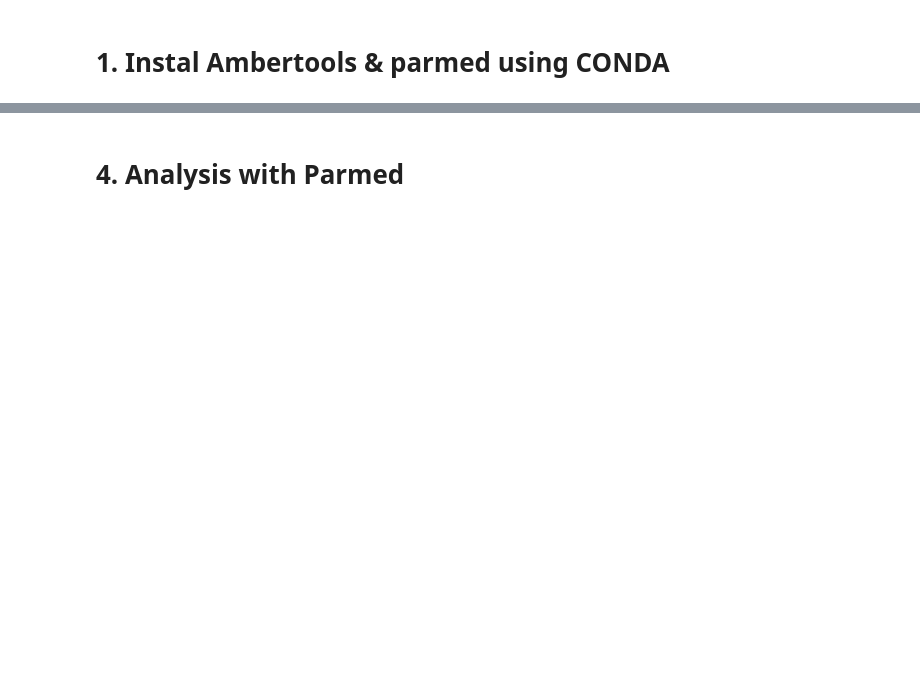
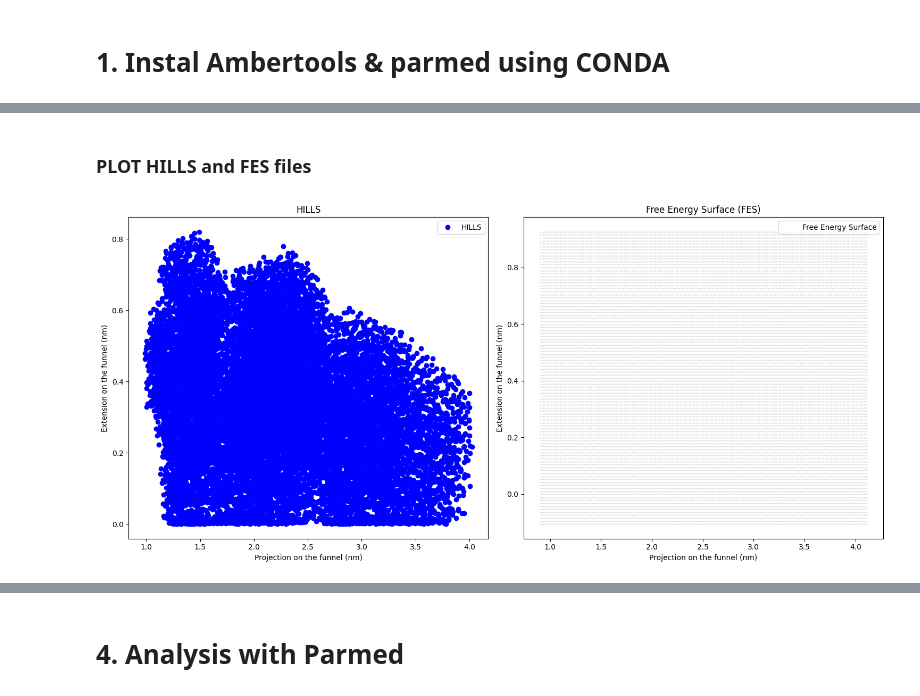
Before and after one commit to BruDiGe/tutorial-MD, a Jupyter notebook: MD_tutorial_biocatcode_2.ipynb, the cells around one changed output, grey strips where cells are left out. Drawn from its saved outputs; the diff is of its cells as text; code cells hidden in the pictures; blank space fills up the shorter version.

```diff
--- a/MD_tutorial_biocatcode_2.ipynb
+++ b/MD_tutorial_biocatcode_2.ipynb
@@ -262,0 +248,43 @@ NONBON
+# %% [markdown]
+### PLOT HILLS and FES files
+# %%
+import numpy as np
+import matplotlib.pyplot as plt
+
+# Load the uploaded files
+file_hills = 'HILLS'
+file_fes = 'fes.dat'
+
+# Load the data from the files
+data_hills = np.loadtxt(file_hills, skiprows=3)
+data_fes = np.loadtxt(file_fes, skiprows=9)
+
+# Extract proj (x-axis) and ext values (y-axis)
+proj_hills = data_hills[:, 1]
+ext_hills = data_hills[:, 2]
+
+proj_fes = data_fes[:, 0]
+ext_fes = data_fes[:, 1]
+
+# Create subplots: 1 row, 2 columns
+fig, axes = plt.subplots(1, 2, figsize=(15, 7))
+
+# Plot the HILLS on the left subplot
+axes[0].plot(proj_hills, ext_hills, label='HILLS', color='blue', marker='o', linewidth=4, linestyle='')
+axes[0].set_xlabel('Projection on the funnel (nm)')
+axes[0].set_ylabel('Extension on the funnel (nm)')
+axes[0].set_title('HILLS')
+axes[0].legend()
+
+# Plot the FES on the right subplot
+axes[1].plot(proj_fes, ext_fes, label='Free Energy Surface', marker='.', color='grey', markersize=0.2, linestyle='')
+axes[1].set_xlabel('Projection on the funnel (nm)')
+axes[1].set_ylabel('Extension on the funnel (nm)')
+axes[1].set_title('Free Energy Surface (FES)')
+axes[1].legend()
+
+# Adjust layout and show the plot
+plt.tight_layout()
+plt.show()
+# %% [output]
+[figure, added]
```
Also changed, not shown: parts of 60 cells of this notebook.
